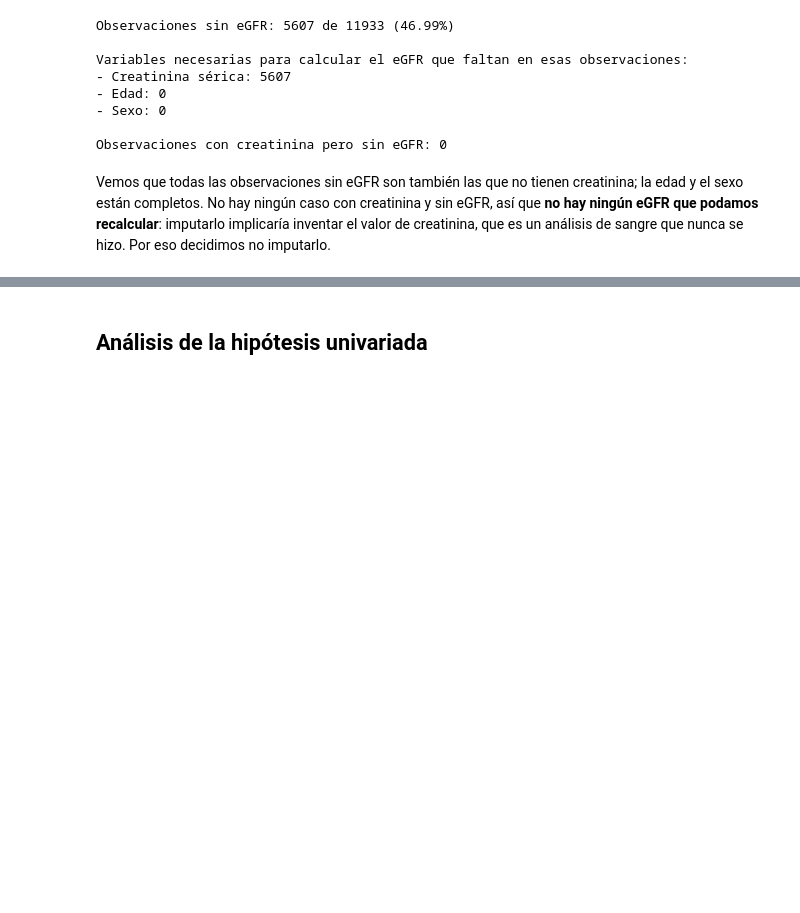
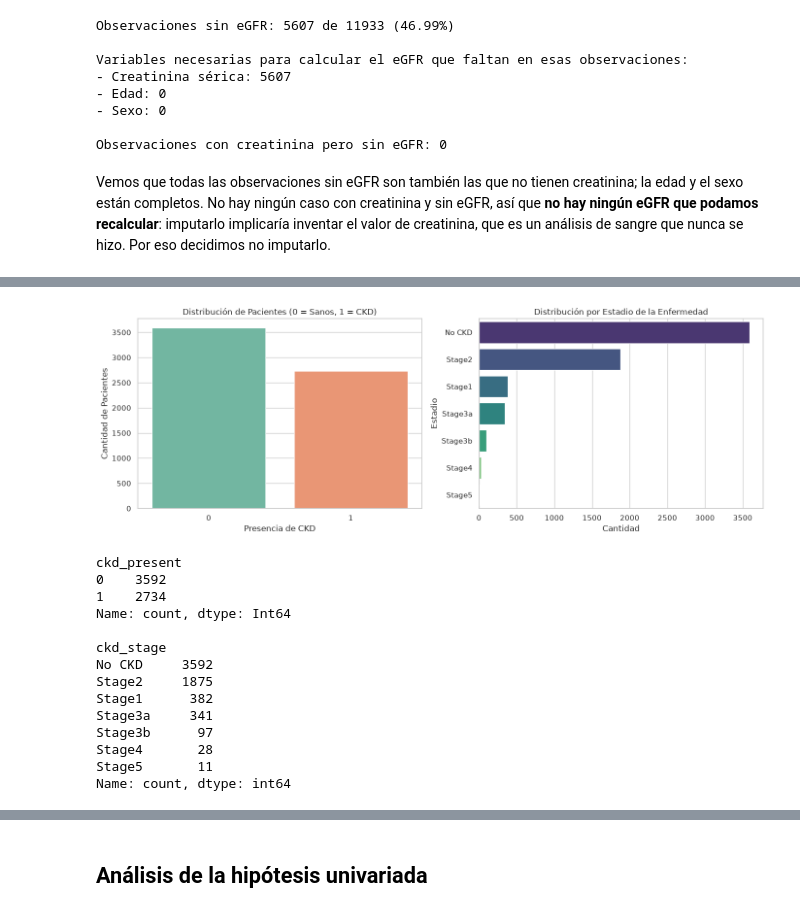
Before and after one commit to FranGonzalez354/TPE_fundamentos, a Jupyter notebook: CodeTPE.ipynb, the cells around one changed output, grey strips where cells are left out. Cells and saved outputs as stored; diff of their text form; code cells hidden in the pictures; blank space fills up the shorter version.

Commit message:
Entrega final: notebook ordenada, README, requirements e informe; se quitan notebooks de prueba

```diff
--- a/CodeTPE.ipynb
+++ b/CodeTPE.ipynb
@@ -259,0 +271,39 @@ Vemos que todas las observaciones sin eGFR son también las que no tienen creati
+# %%
+datos_con_etapa = data[data["ckd_stage"] != "Unknown"]
+orden_etapas = datos_con_etapa["ckd_stage"].value_counts().index
+
+with sns.axes_style("whitegrid"), sns.plotting_context("notebook"):
+    fig, axes = plt.subplots(1, 2, figsize=(14, 5))
+
+    sns.countplot(x="ckd_present", data=datos_con_etapa, hue="ckd_present", palette="Set2", legend=False, ax=axes[0])
+    axes[0].set_title("Distribución de Pacientes (0 = Sanos, 1 = CKD)")
+    axes[0].set_xlabel("Presencia de CKD")
+    axes[0].set_ylabel("Cantidad de Pacientes")
+
+    sns.countplot(y="ckd_stage", data=datos_con_etapa, order=orden_etapas, hue="ckd_stage", hue_order=orden_etapas, palette="viridis", legend=False, ax=axes[1])
+    axes[1].set_title("Distribución por Estadio de la Enfermedad")
+    axes[1].set_xlabel("Cantidad")
+    axes[1].set_ylabel("Estadio")
+
+    plt.tight_layout()
+    plt.show()
+
+print(datos_con_etapa["ckd_present"].value_counts())
+print()
+print(datos_con_etapa["ckd_stage"].value_counts())
+# %% [output]
+[figure, added]
+ckd_present
+0    3592
+1    2734
+Name: count, dtype: Int64
+
+ckd_stage
+No CKD     3592
+Stage2     1875
+Stage1      382
+Stage3a     341
+Stage3b      97
+Stage4       28
+Stage5       11
+Name: count, dtype: int64
```
Also changed, not shown: parts of 111 cells of this notebook, 7 other files.
